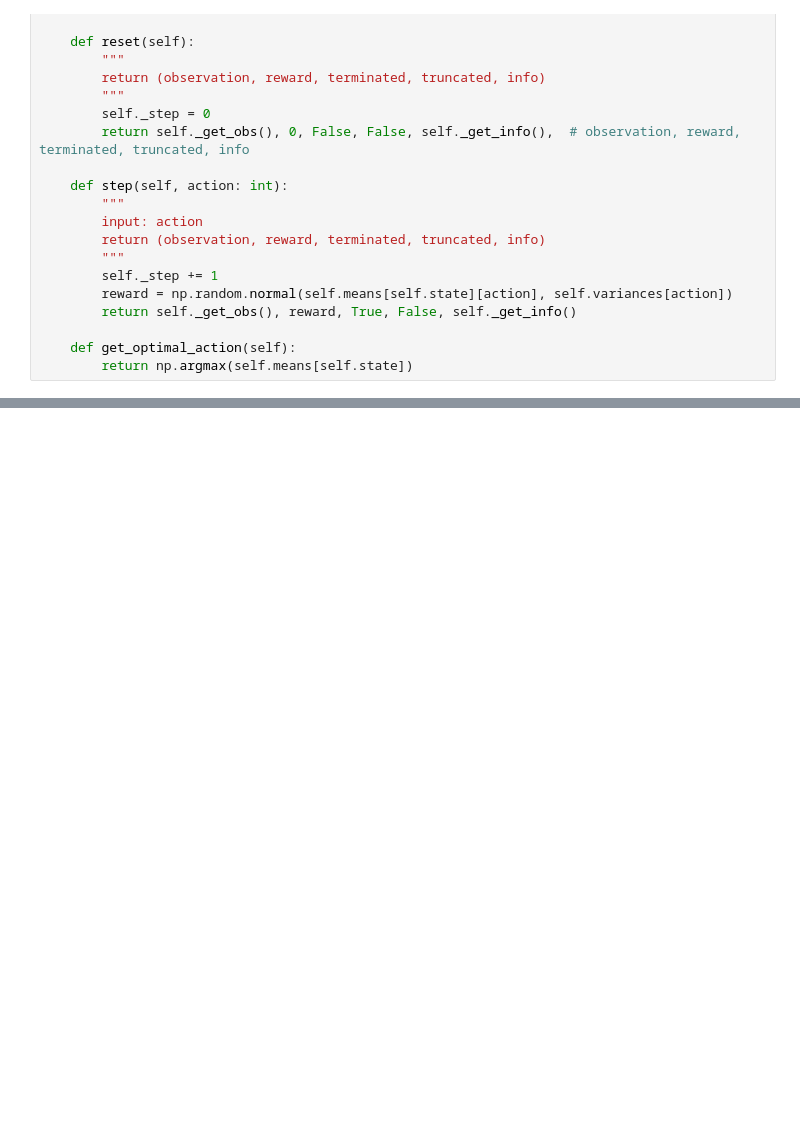
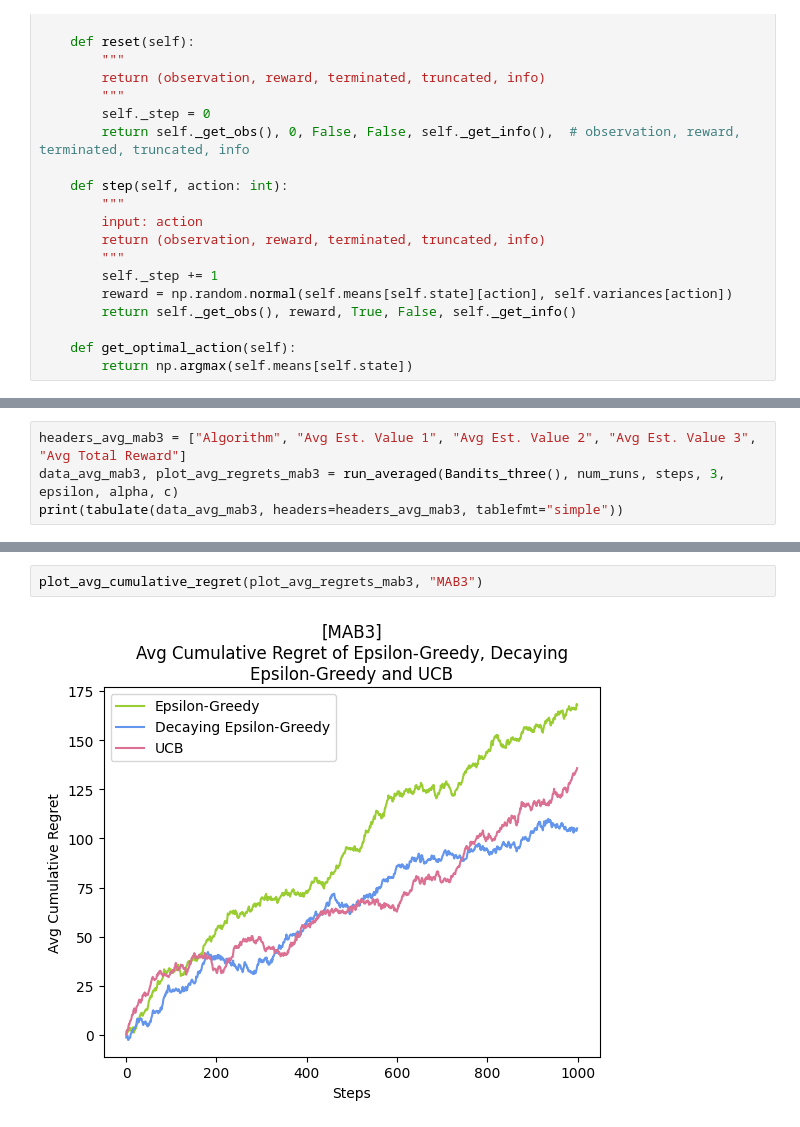
Before and after one commit to kuimetra/reinforcement_learning, a Jupyter notebook: bandit.ipynb, the cells around one changed output, grey strips where cells are left out. Cells and saved outputs as stored; diff of their text form; blank space fills up the shorter version.

```diff
--- a/bandit.ipynb
+++ b/bandit.ipynb
@@ -218,0 +305,4 @@ plt.show()
+# %%
+headers_avg_mab3 = ["Algorithm", "Avg Est. Value 1", "Avg Est. Value 2", "Avg Est. Value 3", "Avg Total Reward"]
+data_avg_mab3, plot_avg_regrets_mab3 = run_averaged(Bandits_three(), num_runs, steps, 3, epsilon, alpha, c)
+print(tabulate(data_avg_mab3, headers=headers_avg_mab3, tablefmt="simple"))
@@ -218,0 +315,4 @@ plt.show()
+# %%
+plot_avg_cumulative_regret(plot_avg_regrets_mab3, "MAB3")
+# %% [output]
+[figure, added]
```
Also changed, not shown: parts of 19 cells of this notebook.
